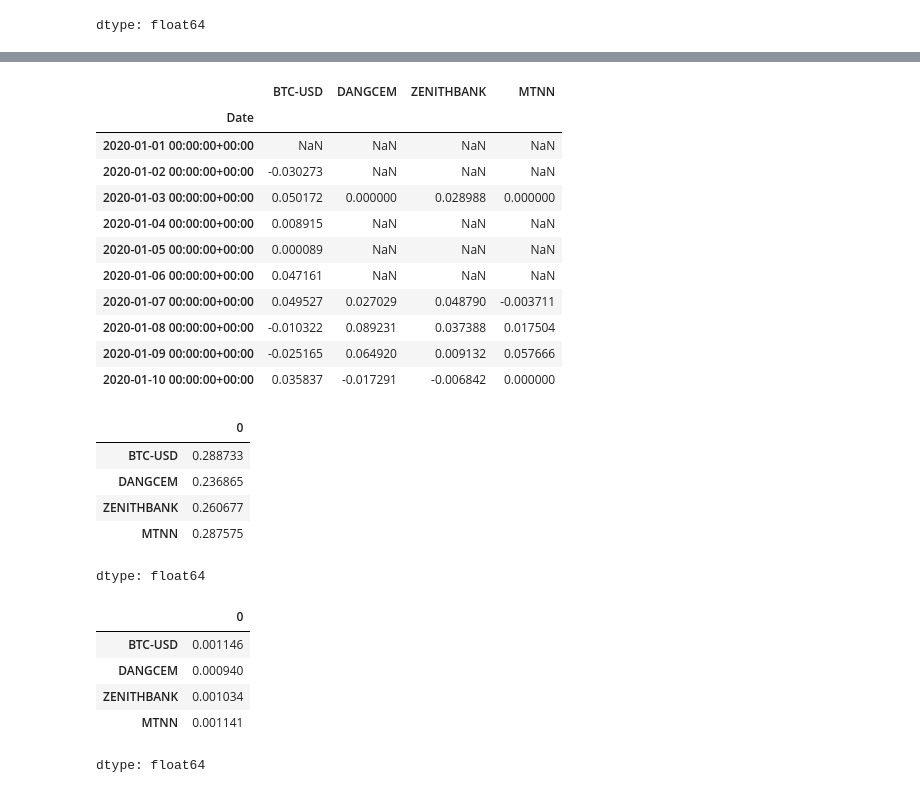
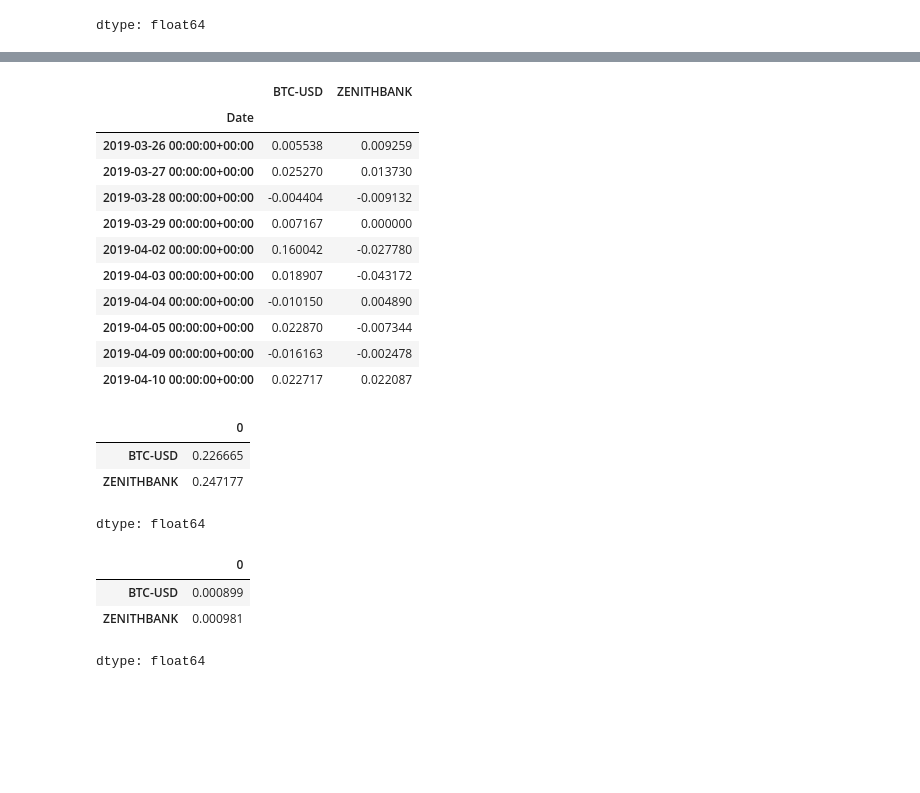
Before and after one commit to Sahdam/Nigerian-Financial-Risk-Intelligence-System, a Jupyter notebook: Nigerian_Financial_Risk_Intelligence_System.ipynb, the cells around one changed output, grey strips where cells are left out. Cells and saved outputs as stored; diff of their text form; code cells hidden in the pictures; blank space fills up the shorter version.

```diff
--- a/Nigerian_Financial_Risk_Intelligence_System.ipynb
+++ b/Nigerian_Financial_Risk_Intelligence_System.ipynb
@@ -125,11 +79,5 @@ df.head()
 # %%
-df = df_bc.merge(df_dg, left_index=True, right_index=True, how='outer') \
-           .merge(df_z, left_index=True, right_index=True, how='outer') \
-           .merge(df_mtn, left_index=True, right_index=True, how='outer')
-
-new_start = pd.Timestamp(datetime.date(2020,1,1)).tz_localize('UTC')
-new_end = pd.Timestamp(datetime.date(2026,1,1)).tz_localize('UTC')
-df = df.loc[new_start:new_end]
+df = df_bc.merge(df_z, left_index=True, right_index=True, how='outer')
 
 print(df.shape)
 print("\n")
@@ -218,36 +154,32 @@ plt.show()
 # %%
-df_return = np.log(df / df.shift(1))
+df_return = np.log(df / df.shift(1)).dropna()
 df_return.head(10)
 # %% [output]
-|  | BTC-USD | DANGCEM | ZENITHBANK | MTNN |
-| Date |  |  |  |  |
-| 2020-01-01 00:00:00+00:00 | NaN | NaN | NaN | NaN |
-| 2020-01-02 00:00:00+00:00 | -0.030273 | NaN | NaN | NaN |
-| 2020-01-03 00:00:00+00:00 | 0.050172 | 0.000000 | 0.028988 | 0.000000 |
-| 2020-01-04 00:00:00+00:00 | 0.008915 | NaN | NaN | NaN |
-| 2020-01-05 00:00:00+00:00 | 0.000089 | NaN | NaN | NaN |
-| 2020-01-06 00:00:00+00:00 | 0.047161 | NaN | NaN | NaN |
-| 2020-01-07 00:00:00+00:00 | 0.049527 | 0.027029 | 0.048790 | -0.003711 |
-| 2020-01-08 00:00:00+00:00 | -0.010322 | 0.089231 | 0.037388 | 0.017504 |
-| 2020-01-09 00:00:00+00:00 | -0.025165 | 0.064920 | 0.009132 | 0.057666 |
-| 2020-01-10 00:00:00+00:00 | 0.035837 | -0.017291 | -0.006842 | 0.000000 |
+|  | BTC-USD | ZENITHBANK |
+| Date |  |  |
+| 2019-03-26 00:00:00+00:00 | 0.005538 | 0.009259 |
+| 2019-03-27 00:00:00+00:00 | 0.025270 | 0.013730 |
+| 2019-03-28 00:00:00+00:00 | -0.004404 | -0.009132 |
+| 2019-03-29 00:00:00+00:00 | 0.007167 | 0.000000 |
+| 2019-04-02 00:00:00+00:00 | 0.160042 | -0.027780 |
+| 2019-04-03 00:00:00+00:00 | 0.018907 | -0.043172 |
+| 2019-04-04 00:00:00+00:00 | -0.010150 | 0.004890 |
+| 2019-04-05 00:00:00+00:00 | 0.022870 | -0.007344 |
+| 2019-04-09 00:00:00+00:00 | -0.016163 | -0.002478 |
+| 2019-04-10 00:00:00+00:00 | 0.022717 | 0.022087 |
 # %%
 avg_annual_return = df_return.mean() * 252
 avg_annual_return
 # %% [output]
 |  | 0 |
-| BTC-USD | 0.288733 |
-| DANGCEM | 0.236865 |
-| ZENITHBANK | 0.260677 |
-| MTNN | 0.287575 |
+| BTC-USD | 0.226665 |
+| ZENITHBANK | 0.247177 |
 dtype: float64
 # %%
 avg_daily_return = df_return.mean()
 avg_daily_return
 # %% [output]
 |  | 0 |
-| BTC-USD | 0.001146 |
-| DANGCEM | 0.000940 |
-| ZENITHBANK | 0.001034 |
-| MTNN | 0.001141 |
+| BTC-USD | 0.000899 |
+| ZENITHBANK | 0.000981 |
 dtype: float64
```
Also changed, not shown: parts of 43 cells of this notebook.
